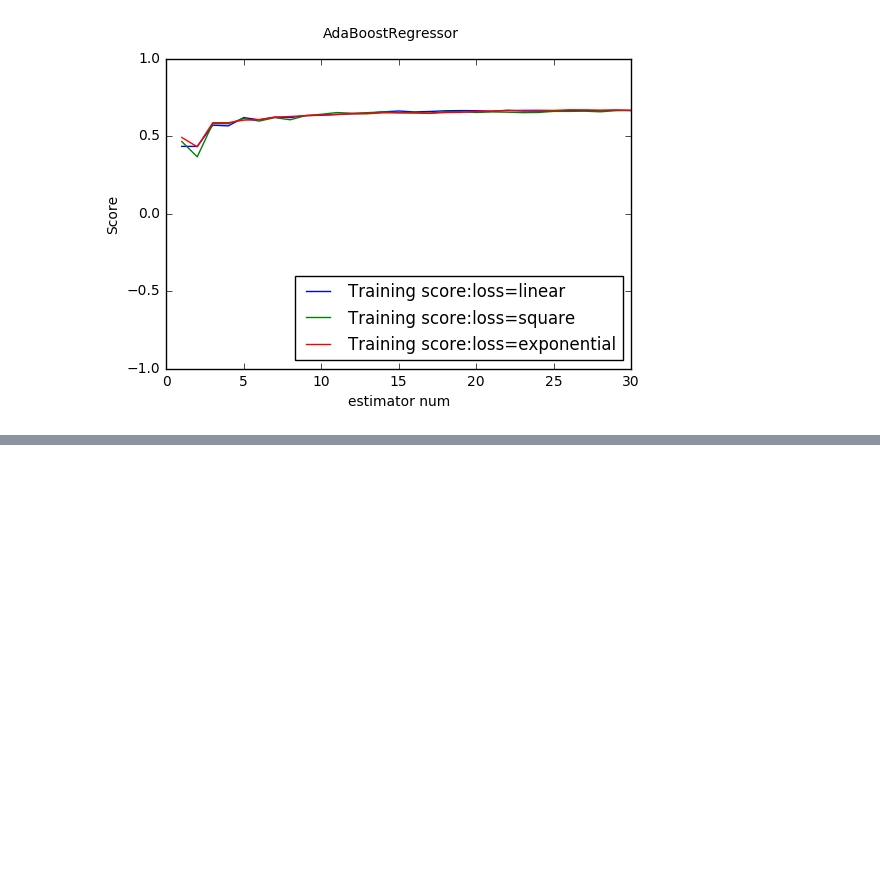
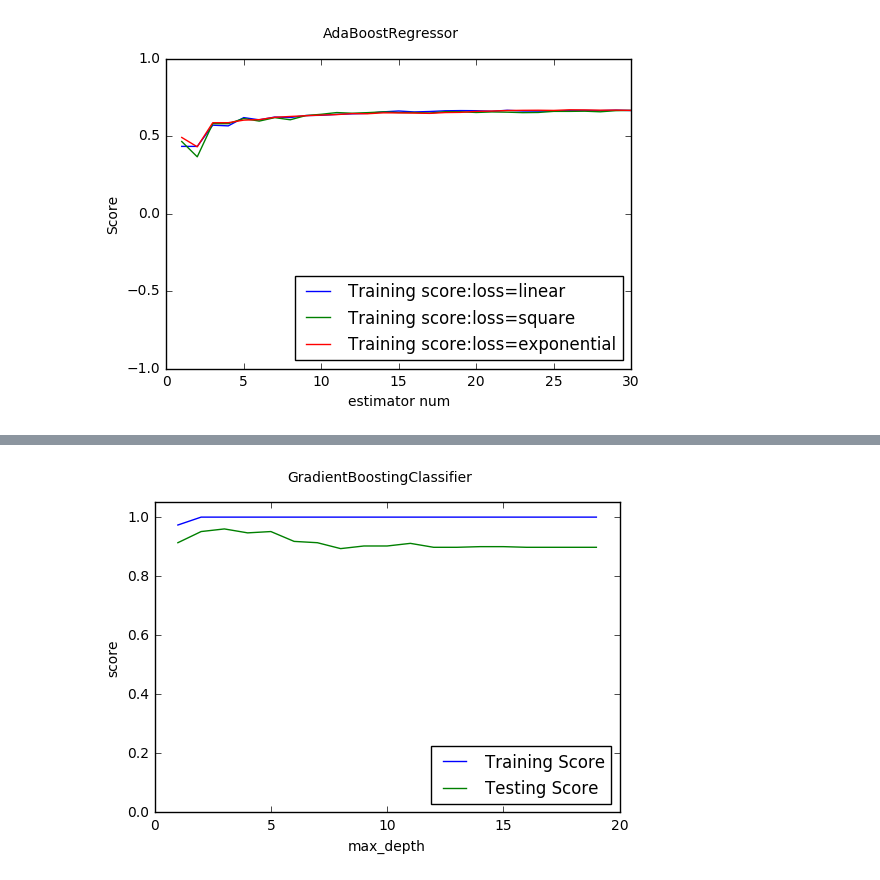
Before and after one commit to probao/Machine_Learning_Basis, a Jupyter notebook: Python-Machine Learning.ipynb, the cells around one changed output, grey strips where cells are left out. Drawn from its saved outputs; the diff is of its cells as text; code cells hidden in the pictures; blank space fills up the shorter version.

```diff
--- a/Python-Machine Learning.ipynb
+++ b/Python-Machine Learning.ipynb
@@ -2834,0 +2874,28 @@ test_AdaBoostRegressor_loss(X_train, X_test, y_train, y_test)
+# %%
+# 考察个体决策树的最大树深对于GBDT预测性能的影响，给出函数
+
+def test_GradientBoostingClassifier_maxdepth(*data):
+    X_train, X_test, y_train, y_test = data
+    maxdepths=np.arange(1, 20)
+    fig=plt.figure()
+    ax=fig.add_subplot(1,1,1)
+    testing_scores=[]
+    training_scores=[]
+    for maxdepth in maxdepths:
+        clf=ensemble.GradientBoostingClassifier(max_depth=maxdepth, max_leaf_nodes=None)
+        clf.fit(X_train, y_train)
+        training_scores.append(clf.score(X_train, y_train))
+        testing_scores.append(clf.score(X_test, y_test))
+    ax.plot(maxdepths, training_scores, label="Training Score")
+    ax.plot(maxdepths, testing_scores, label="Testing Score")
+    ax.set_xlabel("max_depth")
+    ax.set_ylabel("score")
+    ax.legend(loc="lower right")
+    ax.set_ylim(0, 1.05)
+    plt.suptitle("GradientBoostingClassifier")
+    plt.show()
+# %%
+X_train, X_test, y_train, y_test = load_data_classification()
+test_GradientBoostingClassifier_maxdepth(X_train, X_test, y_train, y_test)
+# %% [output]
+[figure, added]
```
Also changed, not shown: parts of 6 cells of this notebook.
